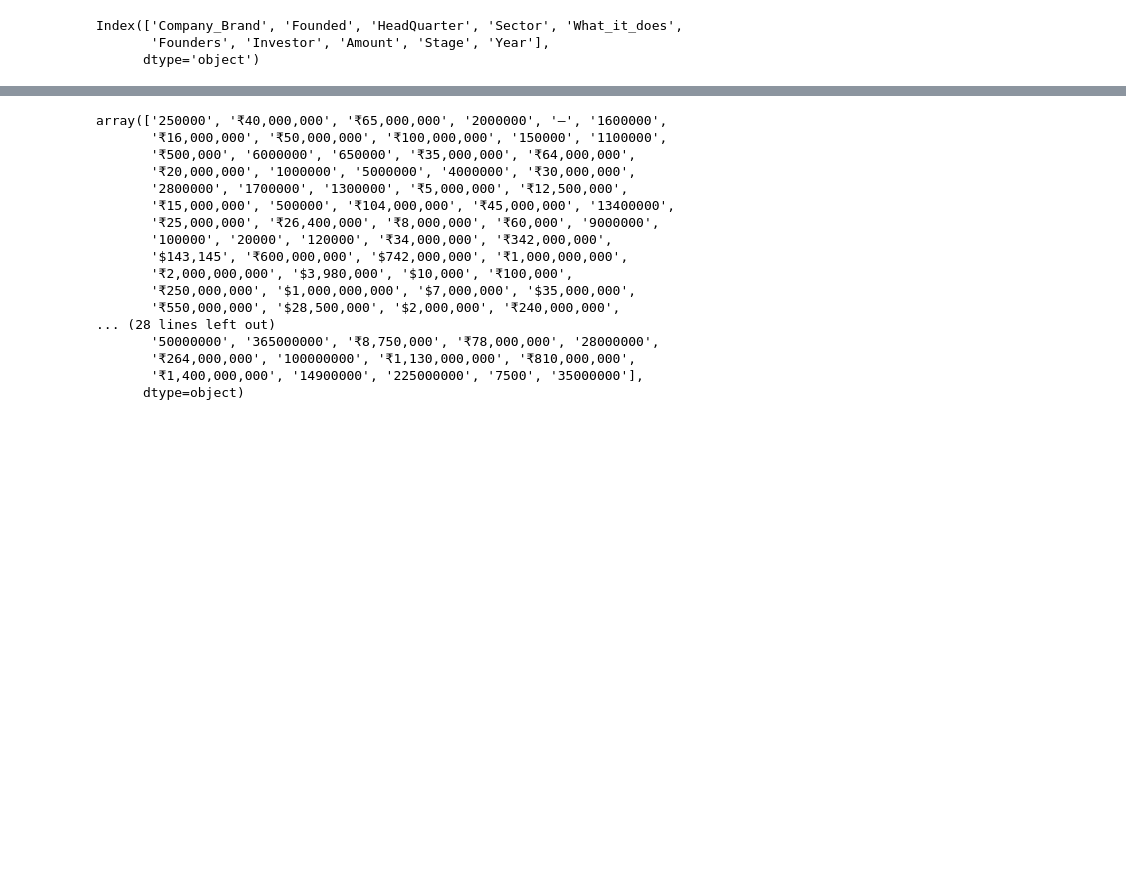
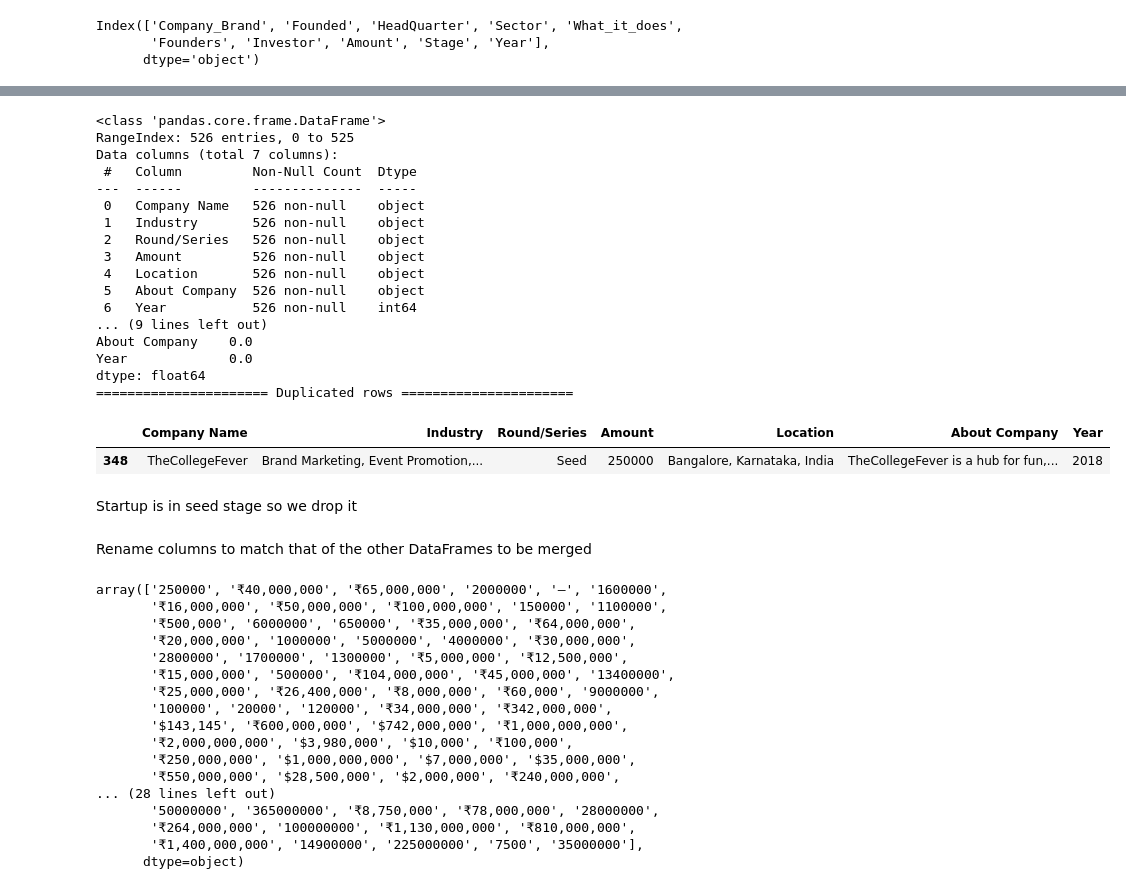
Before and after one commit to edadso/Exploring-Opportunities-in-the-Indian-Startup-Ecosystem, a Jupyter notebook: project_code.ipynb, the cells around one changed output, grey strips where cells are left out. Saved outputs shown, nothing was run; the diff lists cells and outputs as text; code cells hidden in the pictures; blank space fills up the shorter version.

```diff
--- a/project_code.ipynb
+++ b/project_code.ipynb
@@ -295,0 +323,26 @@ df_2018.head()
+# %%
+print(df_2018.info(), "\n====================== Null Value Percentage ======================")
+print(df_2018.isna().mean().mul(100), "\n====================== Duplicated rows ======================")
+df_2018.loc[df_2018.duplicated()]
+# %% [output]
+<class 'pandas.core.frame.DataFrame'>
+RangeIndex: 526 entries, 0 to 525
+Data columns (total 7 columns):
+ #   Column         Non-Null Count  Dtype
+---  ------         --------------  -----
+ 0   Company Name   526 non-null    object
+ 1   Industry       526 non-null    object
+ 2   Round/Series   526 non-null    object
+ 3   Amount         526 non-null    object
+ 4   Location       526 non-null    object
+ 5   About Company  526 non-null    object
+ 6   Year           526 non-null    int64
+... (9 lines left out)
+About Company    0.0
+Year             0.0
+dtype: float64
+====================== Duplicated rows ======================
+|  | Company Name | Industry | Round/Series | Amount | Location | About Company | Year |
+| 348 | TheCollegeFever | Brand Marketing, Event Promotion,... | Seed | 250000 | Bangalore, Karnataka, India | TheCollegeFever is a hub for fun,... | 2018 |
+# %% [markdown]
+Startup is in seed stage so we drop it
@@ -295,0 +352,2 @@ df_2018.head()
+# %% [markdown]
+Rename columns to match that of the other DataFrames to be merged
```
Also changed, not shown: parts of 64 cells of this notebook.
